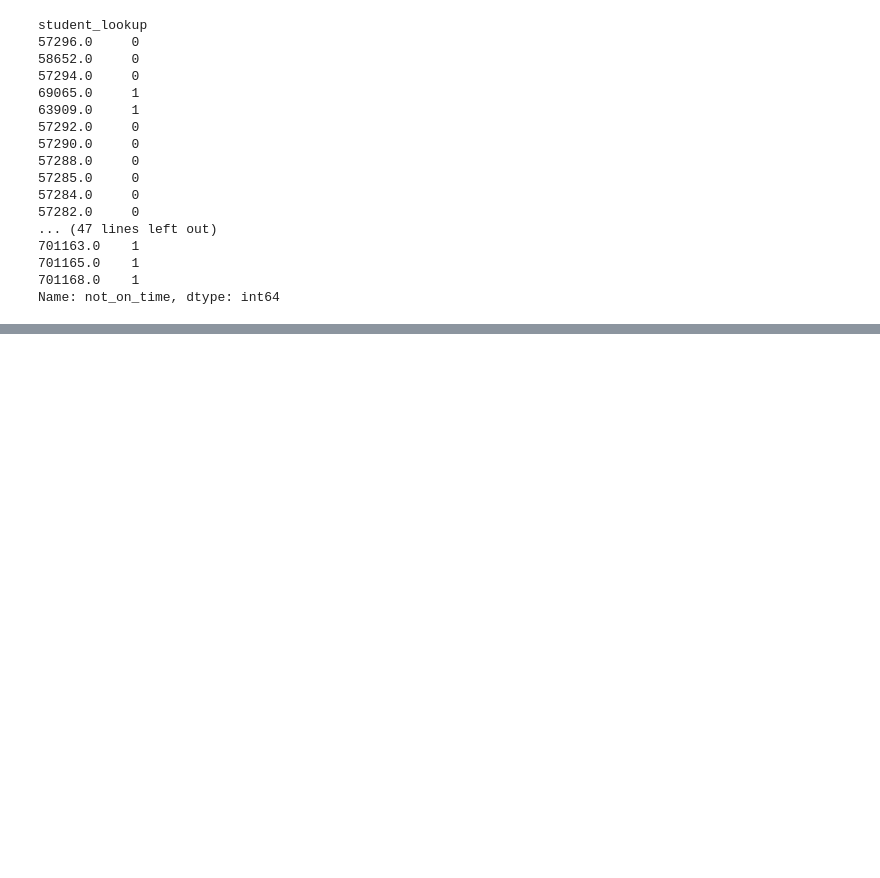
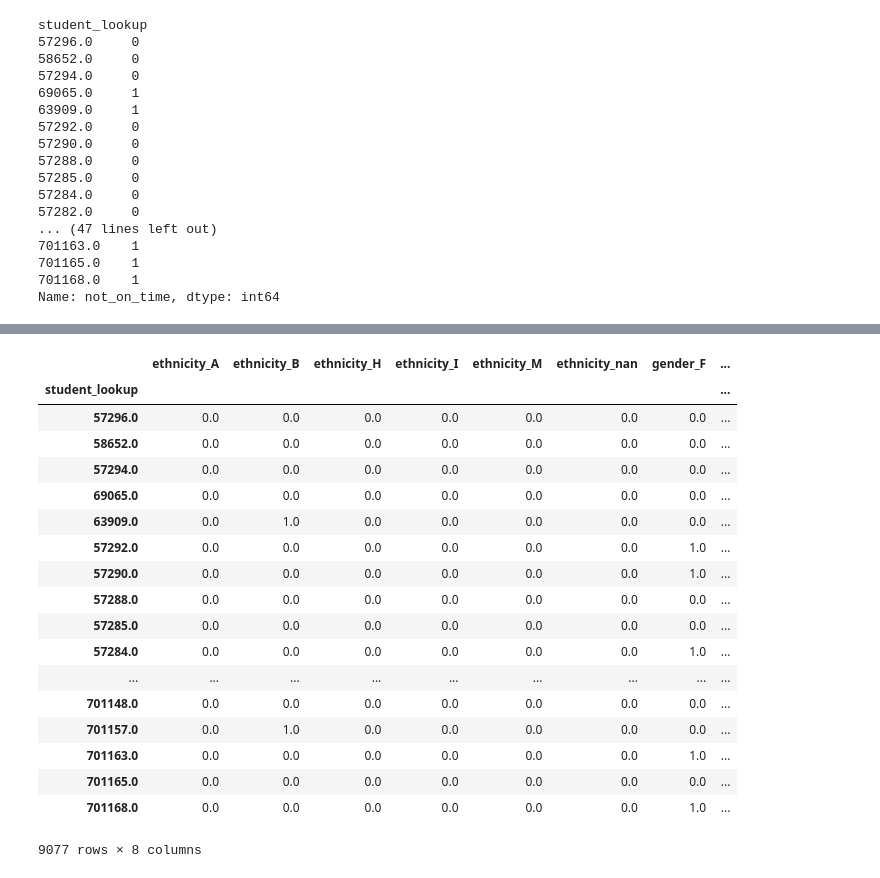
Before and after one commit to jgutman/mvesc, a Jupyter notebook: Models_Results/testing_cross_validation_plus_fun.ipynb, the cells around one changed output, grey strips where cells are left out. Drawn from its saved outputs; the diff is of its cells as text; code cells hidden in the pictures; blank space fills up the shorter version.

```diff
--- a/Models_Results/testing_cross_validation_plus_fun.ipynb
+++ b/Models_Results/testing_cross_validation_plus_fun.ipynb
@@ -465,0 +494,22 @@ Name: not_on_time, dtype: int64
+# %%
+train_X
+# %% [output]
+|  | ethnicity_A | ethnicity_B | ethnicity_H | ethnicity_I | ethnicity_M | ethnicity_nan | gender_F | ... |
+| student_lookup |  |  |  |  |  |  |  | ... |
+| 57296.0 | 0.0 | 0.0 | 0.0 | 0.0 | 0.0 | 0.0 | 0.0 | ... |
+| 58652.0 | 0.0 | 0.0 | 0.0 | 0.0 | 0.0 | 0.0 | 0.0 | ... |
+| 57294.0 | 0.0 | 0.0 | 0.0 | 0.0 | 0.0 | 0.0 | 0.0 | ... |
+| 69065.0 | 0.0 | 0.0 | 0.0 | 0.0 | 0.0 | 0.0 | 0.0 | ... |
+| 63909.0 | 0.0 | 1.0 | 0.0 | 0.0 | 0.0 | 0.0 | 0.0 | ... |
+| 57292.0 | 0.0 | 0.0 | 0.0 | 0.0 | 0.0 | 0.0 | 1.0 | ... |
+| 57290.0 | 0.0 | 0.0 | 0.0 | 0.0 | 0.0 | 0.0 | 1.0 | ... |
+| 57288.0 | 0.0 | 0.0 | 0.0 | 0.0 | 0.0 | 0.0 | 0.0 | ... |
+| 57285.0 | 0.0 | 0.0 | 0.0 | 0.0 | 0.0 | 0.0 | 0.0 | ... |
+| 57284.0 | 0.0 | 0.0 | 0.0 | 0.0 | 0.0 | 0.0 | 1.0 | ... |
+| ... | ... | ... | ... | ... | ... | ... | ... | ... |
+| 701148.0 | 0.0 | 0.0 | 0.0 | 0.0 | 0.0 | 0.0 | 0.0 | ... |
+| 701157.0 | 0.0 | 1.0 | 0.0 | 0.0 | 0.0 | 0.0 | 0.0 | ... |
+| 701163.0 | 0.0 | 0.0 | 0.0 | 0.0 | 0.0 | 0.0 | 1.0 | ... |
+| 701165.0 | 0.0 | 0.0 | 0.0 | 0.0 | 0.0 | 0.0 | 0.0 | ... |
+| 701168.0 | 0.0 | 0.0 | 0.0 | 0.0 | 0.0 | 0.0 | 1.0 | ... |
+9077 rows × 8 columns
```
Also changed, not shown: parts of 2 cells of this notebook.
